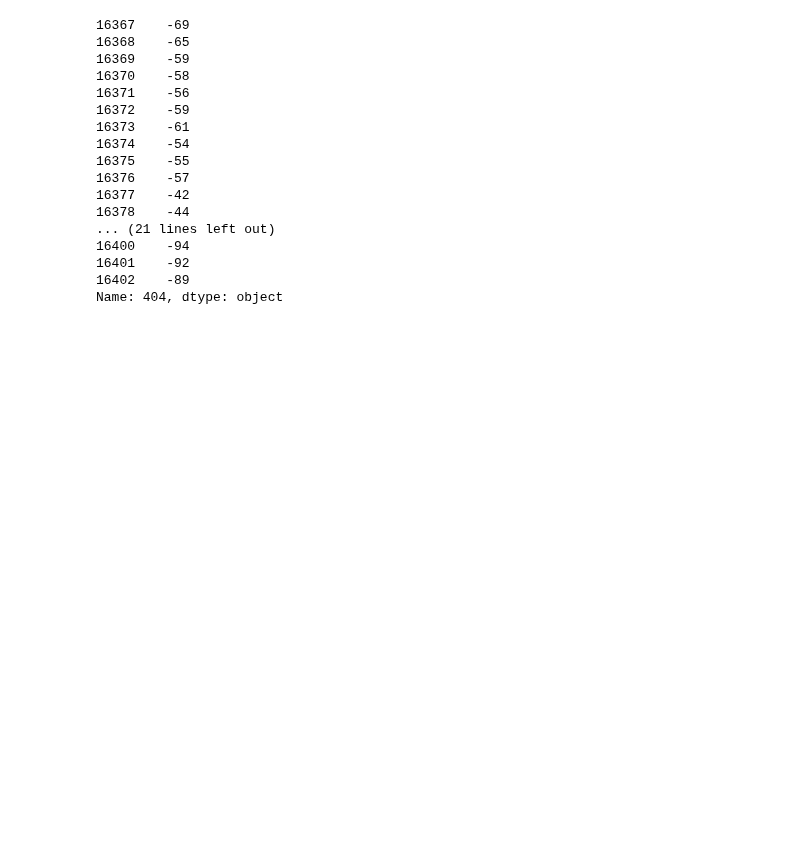
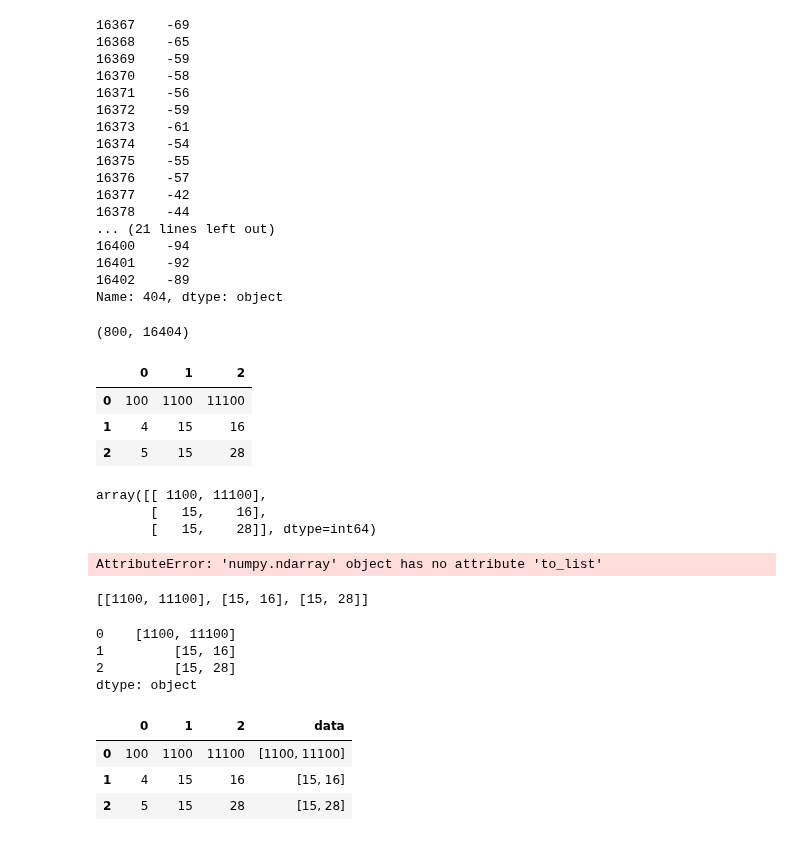
Before and after one commit to bisalgt/playground, a Jupyter notebook: ipynb-files/read binary fie.ipynb, the cells around one changed output. Drawn from its saved outputs; the diff is of its cells as text; code cells hidden in the pictures; blank space fills up the shorter version.

```diff
--- a/ipynb-files/read binary fie.ipynb
+++ b/ipynb-files/read binary fie.ipynb
@@ -831,3 +831,10 @@ df_person.iloc[0, 16350:]
 16401    -92
 16402    -89
 Name: 404, dtype: object
+# %%
+import pandas as pd
+
+df_experiment = pd.read_csv('experimental_data/Wall_test6.txt', header=None, sep="\t")
+print(df_experiment.shape)
+# %% [output]
+(800, 16404)
@@ -833,0 +843,11 @@ Name: 404, dtype: object
+# %%
+df3 = pd.DataFrame([[1,11,111], [4,15,16], [5, 15, 28]])
+# %%
+df3.iloc[0, :] = df3.iloc[0,:].apply(lambda x: x*100)
+# %%
+df3
+# %% [output]
+|  | 0 | 1 | 2 |
+| 0 | 100 | 1100 | 11100 |
+| 1 | 4 | 15 | 16 |
+| 2 | 5 | 15 | 28 |
@@ -833,0 +856,30 @@ Name: 404, dtype: object
+# %%
+array
+# %% [output]
+array([[ 1100, 11100],
+       [   15,    16],
+       [   15,    28]], dtype=int64)
+# %%
+pd.Series(array.to_list())
+# %% [output]
+AttributeError: 'numpy.ndarray' object has no attribute 'to_list'
+# %%
+df3.iloc[:, 1:].values.tolist()
+# %% [output]
+[[1100, 11100], [15, 16], [15, 28]]
+# %%
+pd.Series(df3.iloc[:, 1:].values.tolist())
+# %% [output]
+0    [1100, 11100]
+1         [15, 16]
+2         [15, 28]
+dtype: object
+# %%
+df3["data"] = df3.iloc[:, 1:].values.tolist()
+# %%
+df3
+# %% [output]
+|  | 0 | 1 | 2 | data |
+| 0 | 100 | 1100 | 11100 | [1100, 11100] |
+| 1 | 4 | 15 | 16 | [15, 16] |
+| 2 | 5 | 15 | 28 | [15, 28] |
```
Also changed, not shown: parts of 2 cells of this notebook, 2 other files.
